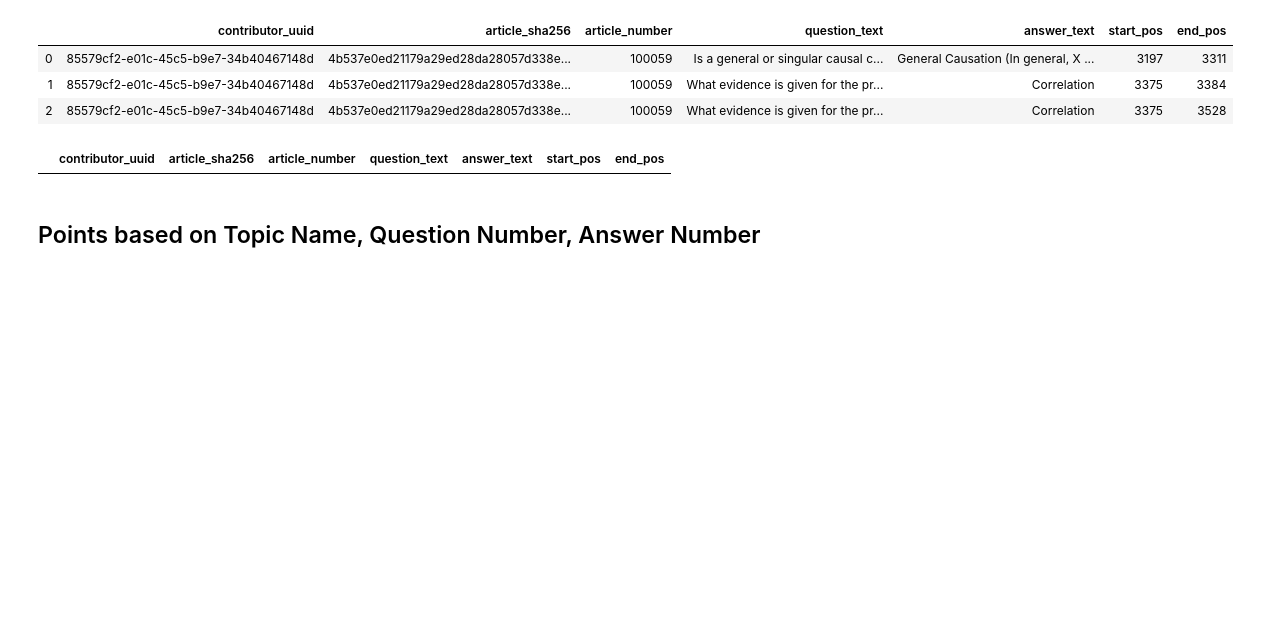
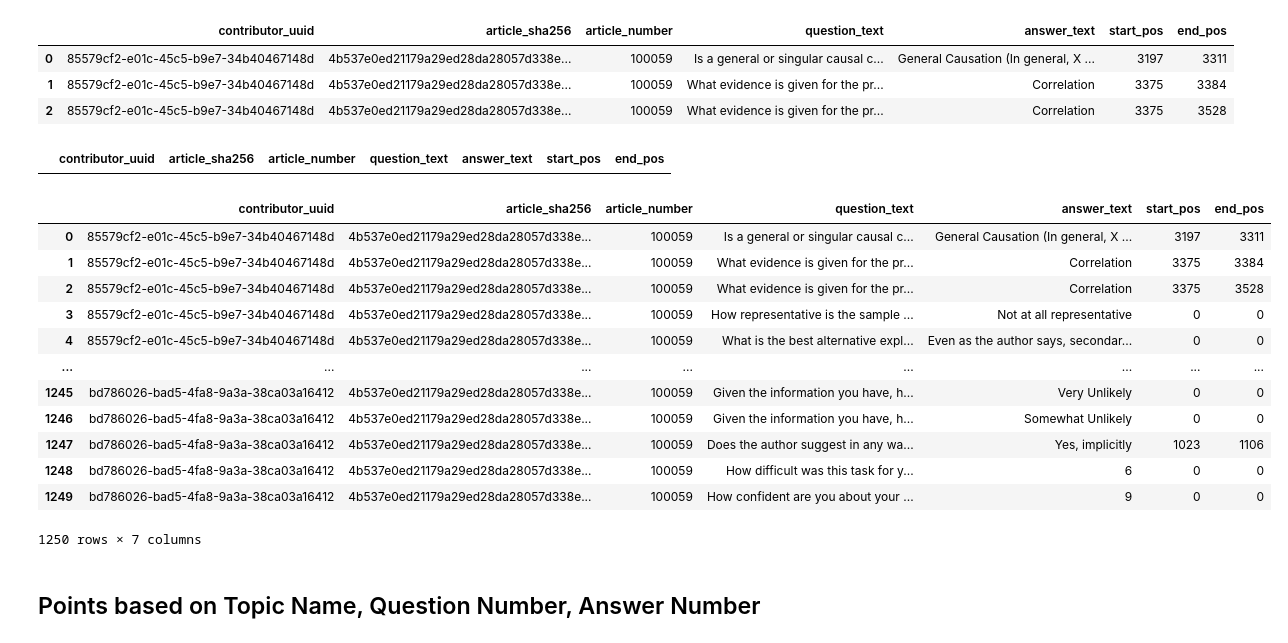
Before and after one commit to Goodly/pe-consensus-scoring, a Jupyter notebook: consensus_and_scoring/newsfeed/visualizations/DataHunt.ipynb, the cells around one changed output. Drawn from its saved outputs; the diff is of its cells as text; code cells hidden in the pictures; blank space fills up the shorter version.

```diff
--- a/consensus_and_scoring/newsfeed/visualizations/DataHunt.ipynb
+++ b/consensus_and_scoring/newsfeed/visualizations/DataHunt.ipynb
@@ -129,6 +134,22 @@ convert_to_csv(clean_data, "user_id", "85579cf2-e01c-45c5-b9e7-34b40467148d")
 clean_data[clean_data["article_number"] == 2005]
 # %% [output]
 |  | contributor_uuid | article_sha256 | article_number | question_text | answer_text | start_pos | end_pos |
+# %%
+clean_data
+# %% [output]
+|  | contributor_uuid | article_sha256 | article_number | question_text | answer_text | start_pos | end_pos |
+| 0 | 85579cf2-e01c-45c5-b9e7-34b40467148d | 4b537e0ed21179a29ed28da28057d338e... | 100059 | Is a general or singular causal c... | General Causation (In general, X ... | 3197 | 3311 |
+| 1 | 85579cf2-e01c-45c5-b9e7-34b40467148d | 4b537e0ed21179a29ed28da28057d338e... | 100059 | What evidence is given for the pr... | Correlation | 3375 | 3384 |
+| 2 | 85579cf2-e01c-45c5-b9e7-34b40467148d | 4b537e0ed21179a29ed28da28057d338e... | 100059 | What evidence is given for the pr... | Correlation | 3375 | 3528 |
+| 3 | 85579cf2-e01c-45c5-b9e7-34b40467148d | 4b537e0ed21179a29ed28da28057d338e... | 100059 | How representative is the sample ... | Not at all representative | 0 | 0 |
+| 4 | 85579cf2-e01c-45c5-b9e7-34b40467148d | 4b537e0ed21179a29ed28da28057d338e... | 100059 | What is the best alternative expl... | Even as the author says, secondar... | 0 | 0 |
+| ... | ... | ... | ... | ... | ... | ... | ... |
+| 1245 | bd786026-bad5-4fa8-9a3a-38ca03a16412 | 4b537e0ed21179a29ed28da28057d338e... | 100059 | Given the information you have, h... | Very Unlikely | 0 | 0 |
+| 1246 | bd786026-bad5-4fa8-9a3a-38ca03a16412 | 4b537e0ed21179a29ed28da28057d338e... | 100059 | Given the information you have, h... | Somewhat Unlikely | 0 | 0 |
+| 1247 | bd786026-bad5-4fa8-9a3a-38ca03a16412 | 4b537e0ed21179a29ed28da28057d338e... | 100059 | Does the author suggest in any wa... | Yes, implicitly | 1023 | 1106 |
+| 1248 | bd786026-bad5-4fa8-9a3a-38ca03a16412 | 4b537e0ed21179a29ed28da28057d338e... | 100059 | How difficult was this task for y... | 6 | 0 | 0 |
+| 1249 | bd786026-bad5-4fa8-9a3a-38ca03a16412 | 4b537e0ed21179a29ed28da28057d338e... | 100059 | How confident are you about your ... | 9 | 0 | 0 |
+1250 rows × 7 columns
 # %%
 convert_to_csv_user_article(clean_data, "85579cf2-e01c-45c5-b9e7-34b40467148d", 100059)
 # %% [markdown]
```
Also changed, not shown: parts of 11 cells of this notebook.
